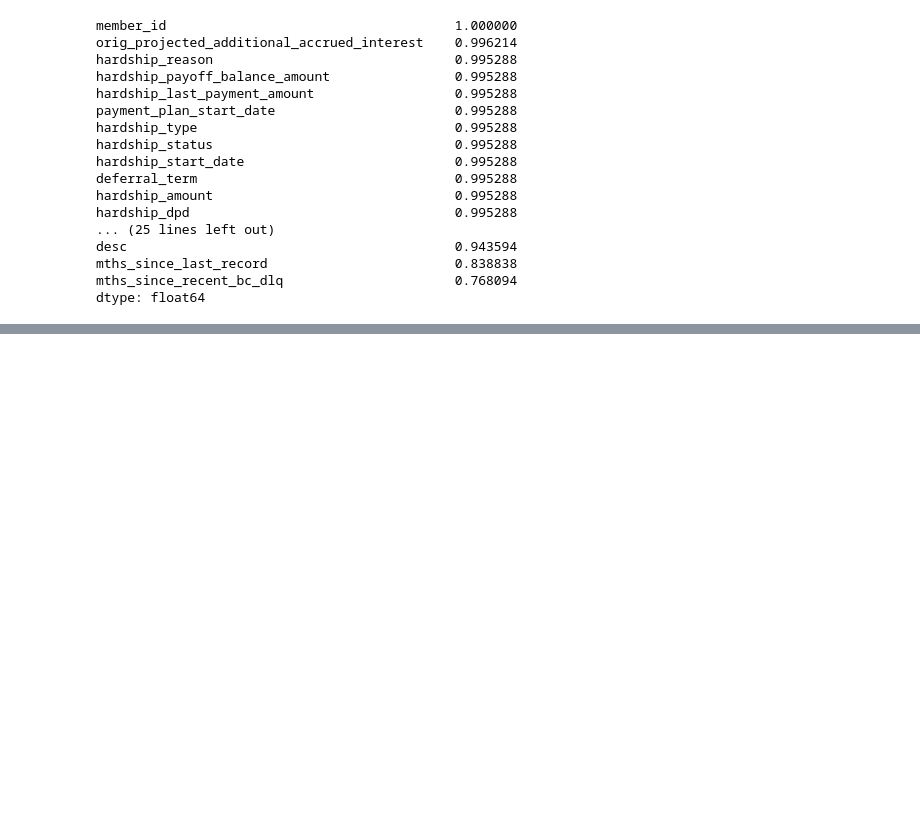
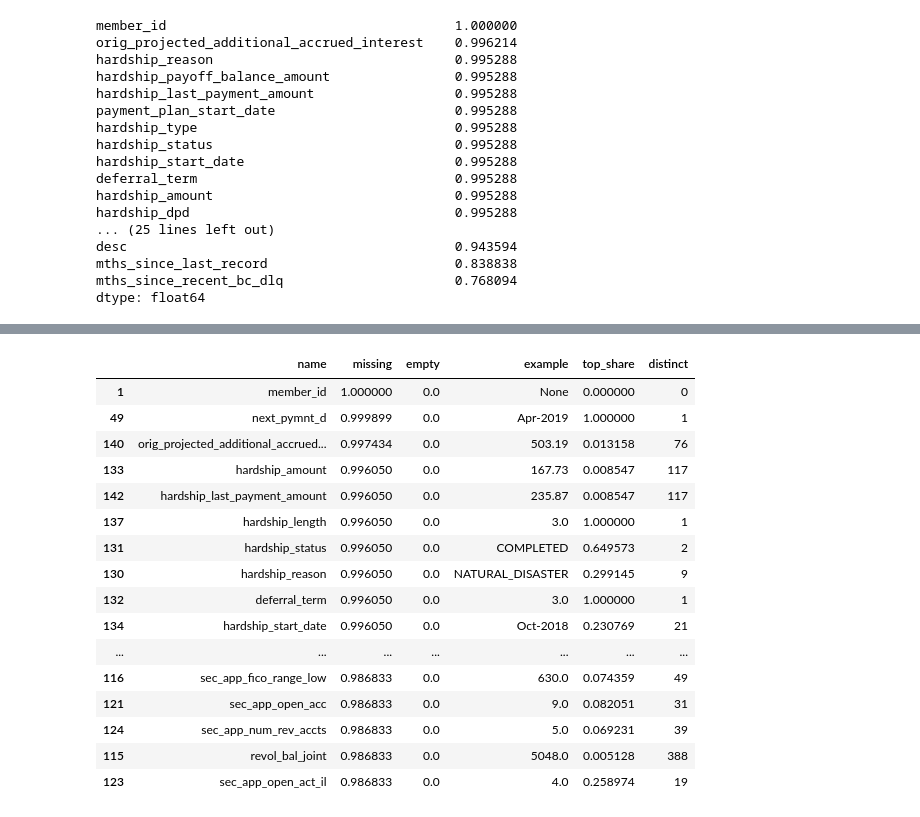
Before and after one commit to Mehdi-mo/credit-risk-engine, a Jupyter notebook: notebooks/02_clean_and_explore.ipynb, the cells around one changed output, grey strips where cells are left out. Drawn from its saved outputs; the diff is of its cells as text; code cells hidden in the pictures; blank space fills up the shorter version.

```diff
--- a/notebooks/02_clean_and_explore.ipynb
+++ b/notebooks/02_clean_and_explore.ipynb
@@ -121,0 +141,13 @@ dtype: float64
+# %%
+good = ['Fully Paid']
+bad = ['Charged Off', 'Default']
+
+keep = df['loan_status'].isin(good + bad)
+
+print('keeping', keep.sum(), ' of', len(df), ' rows')
+
+labelled = df[keep].copy()
+labelled['target'] = df['loan_status'].isin(bad).astype('int8')
+
+print(labelled['target'].value_counts())
+print('bad rate:',round(labelled['target'].mean()), 4)
@@ -121,0 +161,27 @@ dtype: float64
+# %%
+rows = []
+
+for col in labelled.columns:
+    values = labelled[col].dropna()
+
+    if len(values) == 0:
+        example = None
+        top_share = 0.0
+    else:
+        example = values.iloc[0]
+        top_share = values.value_counts(normalize=True).iloc[0]
+
+    info = {
+        'name':col,
+        'missing':labelled[col].isna().mean(),
+        'empty':(labelled[col] == '').mean(),
+        'example': example,
+        'top_share':top_share,
+        'distinct':labelled[col].nunique(),
+    }
+    rows.append(info)
+
+colmap = pd.DataFrame(rows)
+
+print(colmap.shape)
+colmap.head(10)
@@ -121,0 +201,20 @@ dtype: float64
+# %%
+colmap.sort_values('missing', ascending=False).head(25)
+# %% [output]
+|  | name | missing | empty | example | top_share | distinct |
+| 1 | member_id | 1.000000 | 0.0 | None | 0.000000 | 0 |
+| 49 | next_pymnt_d | 0.999899 | 0.0 | Apr-2019 | 1.000000 | 1 |
+| 140 | orig_projected_additional_accrued... | 0.997434 | 0.0 | 503.19 | 0.013158 | 76 |
+| 133 | hardship_amount | 0.996050 | 0.0 | 167.73 | 0.008547 | 117 |
+| 142 | hardship_last_payment_amount | 0.996050 | 0.0 | 235.87 | 0.008547 | 117 |
+| 137 | hardship_length | 0.996050 | 0.0 | 3.0 | 1.000000 | 1 |
+| 131 | hardship_status | 0.996050 | 0.0 | COMPLETED | 0.649573 | 2 |
+| 130 | hardship_reason | 0.996050 | 0.0 | NATURAL_DISASTER | 0.299145 | 9 |
+| 132 | deferral_term | 0.996050 | 0.0 | 3.0 | 1.000000 | 1 |
+| 134 | hardship_start_date | 0.996050 | 0.0 | Oct-2018 | 0.230769 | 21 |
+| ... | ... | ... | ... | ... | ... | ... |
+| 116 | sec_app_fico_range_low | 0.986833 | 0.0 | 630.0 | 0.074359 | 49 |
+| 121 | sec_app_open_acc | 0.986833 | 0.0 | 9.0 | 0.082051 | 31 |
+| 124 | sec_app_num_rev_accts | 0.986833 | 0.0 | 5.0 | 0.069231 | 39 |
+| 115 | revol_bal_joint | 0.986833 | 0.0 | 5048.0 | 0.005128 | 388 |
+| 123 | sec_app_open_act_il | 0.986833 | 0.0 | 4.0 | 0.258974 | 19 |
```
Also changed, not shown: parts of 11 cells of this notebook, 1 other file.
